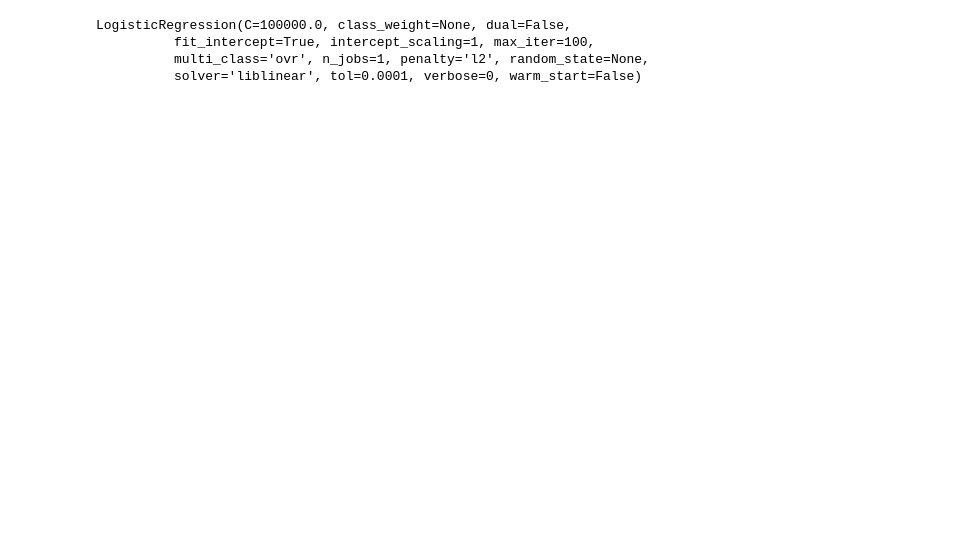
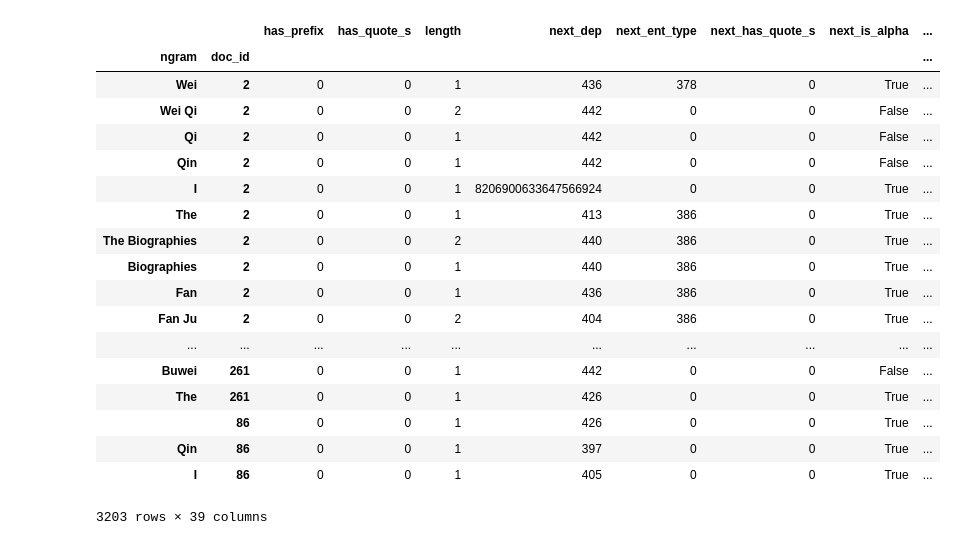
Before and after one commit to ScarletGuo/CS839-DataSciences, a Jupyter notebook: test_featurizer.ipynb, the cells around one changed output. Saved outputs shown, nothing was run; the diff lists cells and outputs as text; code cells hidden in the pictures; blank space fills up the shorter version.

Commit message:
multiproc

```diff
--- a/test_featurizer.ipynb
+++ b/test_featurizer.ipynb
@@ -4,0 +3,2 @@ identifier = NameIdentifier(from_csv=True)
+# %%
+ni = NameIdentifier(num_workers=4, from_csv=False)
@@ -5,4 +23,4 @@ identifier = NameIdentifier(from_csv=True)
 # %%
-identifier.train()
+ni.train()
 # %% [output]
 Using 0. DecisionTreeClassifier
@@ -25,8 +57,0 @@ Using 1. RandomForestClassifier
-# %%
-dt = identifier.classifiers[4]
-dt
-# %% [output]
-LogisticRegression(C=100000.0, class_weight=None, dual=False,
-          fit_intercept=True, intercept_scaling=1, max_iter=100,
-          multi_class='ovr', n_jobs=1, penalty='l2', random_state=None,
-          solver='liblinear', tol=0.0001, verbose=0, warm_start=False)
@@ -34,0 +58,22 @@ pred = dt.predict(identifier.X)
+# %%
+ni.X
+# %% [output]
+|  |  | has_prefix | has_quote_s | length | next_dep | next_ent_type | next_has_quote_s | next_is_alpha | ... |
+| ngram | doc_id |  |  |  |  |  |  |  | ... |
+| Wei | 2 | 0 | 0 | 1 | 436 | 378 | 0 | True | ... |
+| Wei Qi | 2 | 0 | 0 | 2 | 442 | 0 | 0 | False | ... |
+| Qi | 2 | 0 | 0 | 1 | 442 | 0 | 0 | False | ... |
+| Qin | 2 | 0 | 0 | 1 | 442 | 0 | 0 | False | ... |
+| I | 2 | 0 | 0 | 1 | 8206900633647566924 | 0 | 0 | True | ... |
+| The | 2 | 0 | 0 | 1 | 413 | 386 | 0 | True | ... |
+| The Biographies | 2 | 0 | 0 | 2 | 440 | 386 | 0 | True | ... |
+| Biographies | 2 | 0 | 0 | 1 | 440 | 386 | 0 | True | ... |
+| Fan | 2 | 0 | 0 | 1 | 436 | 386 | 0 | True | ... |
+| Fan Ju | 2 | 0 | 0 | 2 | 404 | 386 | 0 | True | ... |
+| ... | ... | ... | ... | ... | ... | ... | ... | ... | ... |
+| Buwei | 261 | 0 | 0 | 1 | 442 | 0 | 0 | False | ... |
+| The | 261 | 0 | 0 | 1 | 426 | 0 | 0 | True | ... |
+|  | 86 | 0 | 0 | 1 | 426 | 0 | 0 | True | ... |
+| Qin | 86 | 0 | 0 | 1 | 397 | 0 | 0 | True | ... |
+| I | 86 | 0 | 0 | 1 | 405 | 0 | 0 | True | ... |
+3203 rows × 39 columns
```
Also changed, not shown: parts of 4 cells of this notebook, 8 other files.
